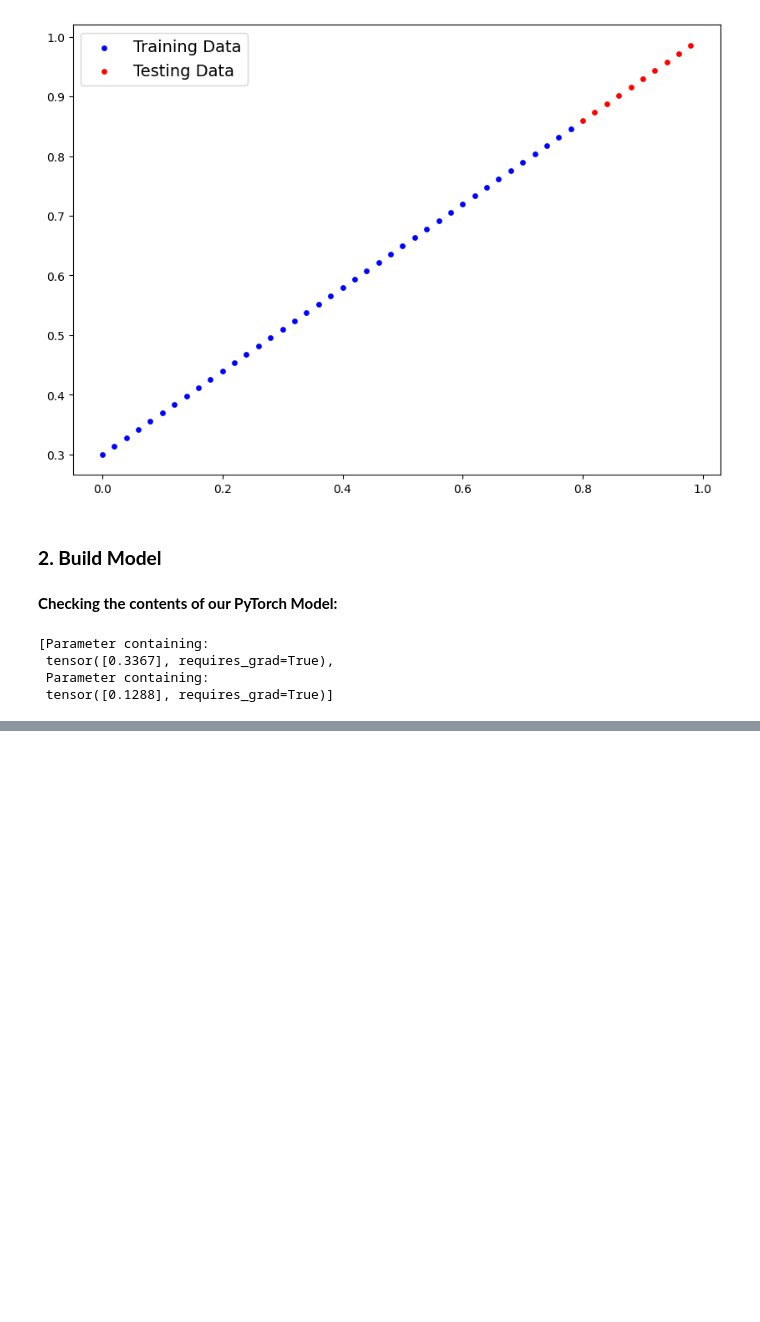
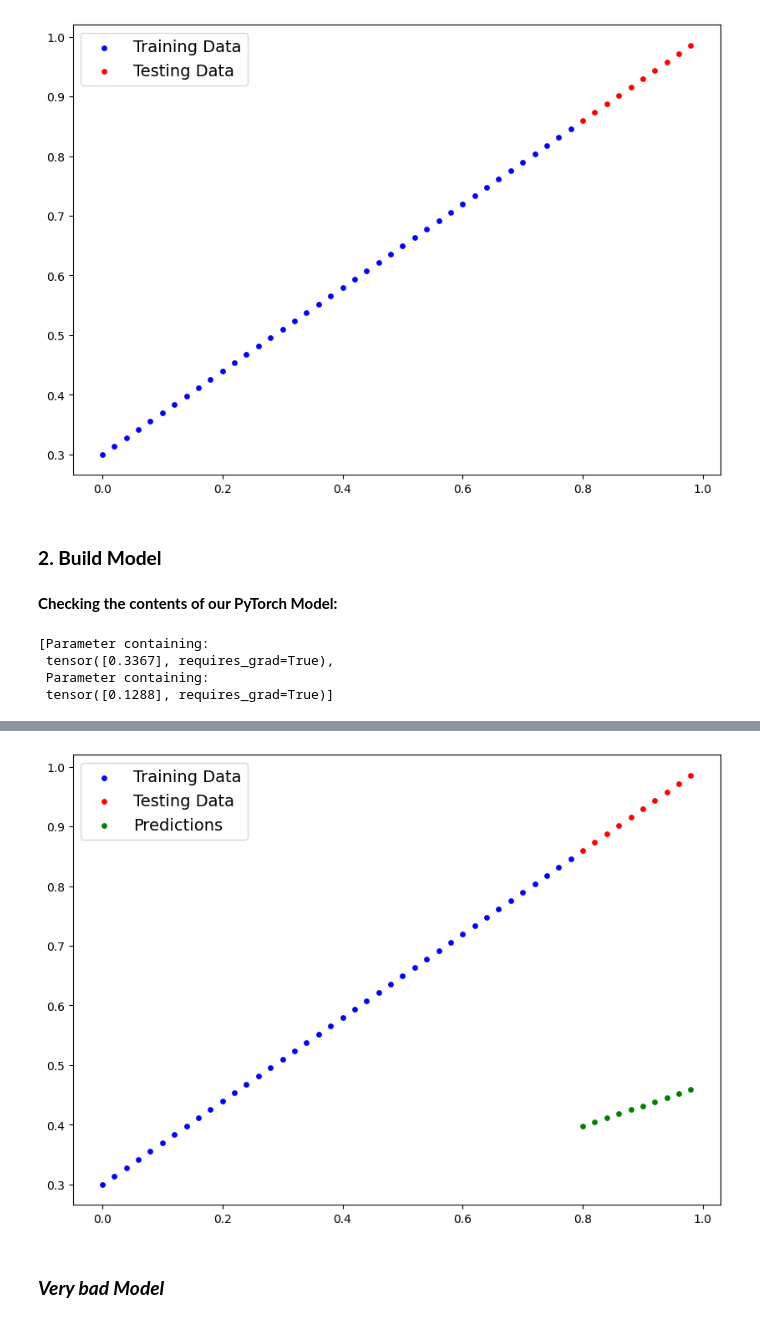
Before and after one commit to hridoynasah/PyTorch-for-Deep-Learning-and-Machine-Learning, a Jupyter notebook: 3. Chapter 1 – PyTorch Workflow/learnings/01_pytorch_workflow_fundamentals_playground.ipynb, the cells around one changed output, grey strips where cells are left out. Drawn from its saved outputs; the diff is of its cells as text; code cells hidden in the pictures; blank space fills up the shorter version.

```diff
--- a/3. Chapter 1 – PyTorch Workflow/learnings/01_pytorch_workflow_fundamentals_playground.ipynb
+++ b/3. Chapter 1 – PyTorch Workflow/learnings/01_pytorch_workflow_fundamentals_playground.ipynb
@@ -121,0 +126,4 @@ model_0.state_dict()
+# %%
+# Without inference mode (without training too)
+y_preds = model_0(X_test)
+y_preds[:5]
@@ -121,0 +136,6 @@ model_0.state_dict()
+# %%
+# using inference mode
+with torch.inference_mode():
+    y_preds = model_0(X_test)
+
+y_preds[:5], y_test[:5]
@@ -121,0 +153,6 @@ model_0.state_dict()
+# %%
+plot_predictions(X_train, y_train, X_test, y_test, y_preds)
+# %% [output]
+[figure, added]
+# %% [markdown]
+### ***Very bad Model***
```
Also changed, not shown: parts of 4 cells of this notebook.
